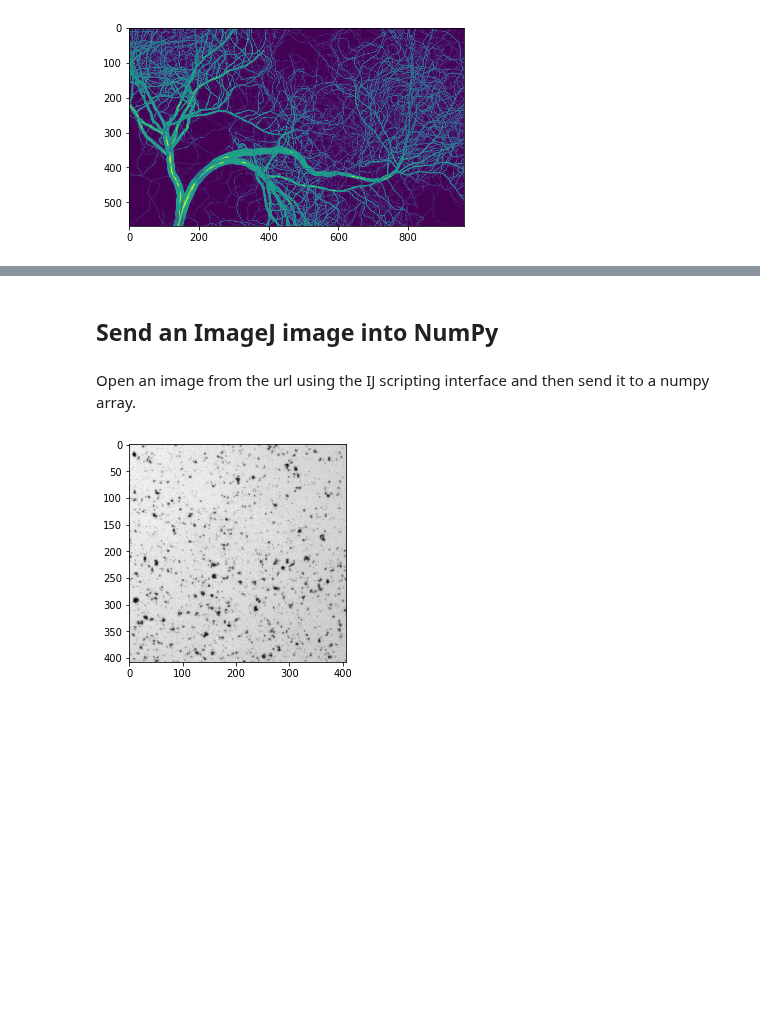
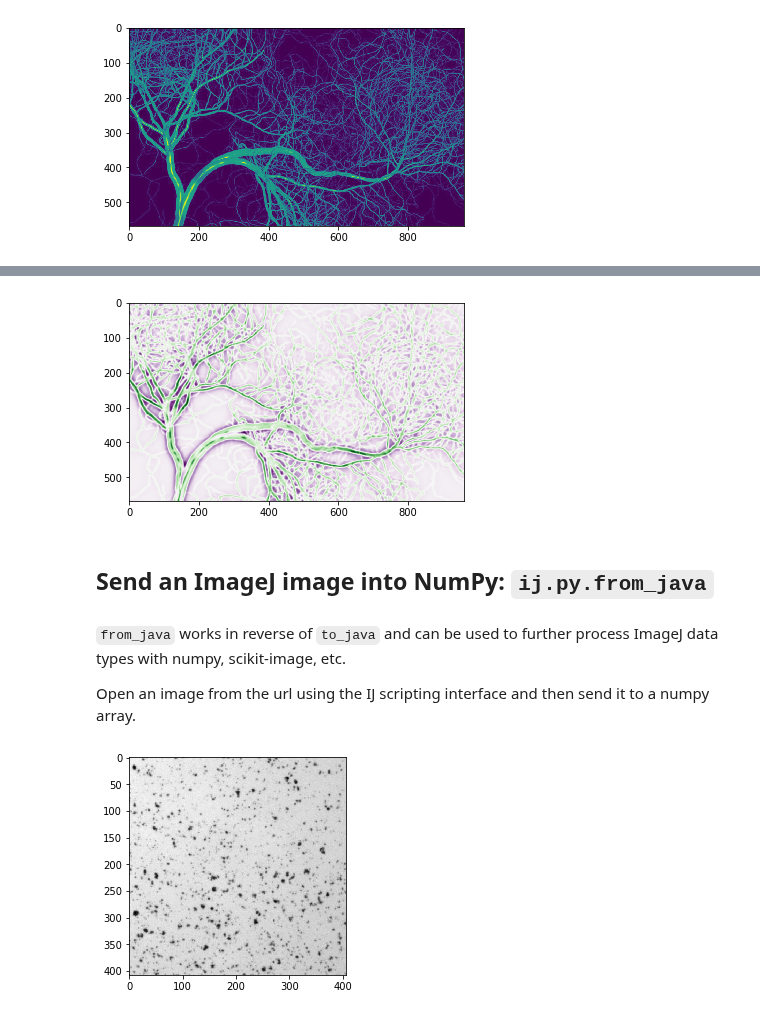
Before and after one commit to imagej/tutorials, a Jupyter notebook: notebooks/1-Using-ImageJ/6-ImageJ-with-Python-Kernel.ipynb, the cells around one changed output, grey strips where cells are left out. Drawn from its saved outputs; the diff is of its cells as text; code cells hidden in the pictures; blank space fills up the shorter version.

```diff
--- a/notebooks/1-Using-ImageJ/6-ImageJ-with-Python-Kernel.ipynb
+++ b/notebooks/1-Using-ImageJ/6-ImageJ-with-Python-Kernel.ipynb
@@ -196,6 +177,23 @@ ij.py.show(vessels)
+# %%
+result = np.zeros(img.shape)
+# these sigmas will be nice for the larger sections
+sigma1 = 8
+sigma2 = 2
+# note the use of to_java on img and result to turn the numpy images into RAIs
+ij.op().filter().dog(
+    ij.py.to_java(result),
+    ij.py.to_java(img),
+    sigma1,
+    sigma2)
+# purple highlights the edges of the vessels, green highlights the centers
+ij.py.show(result, cmap = 'PRGn')
+# %% [output]
+[figure, added]
 # %% [markdown]
-## Send an ImageJ image into NumPy
+## Send an ImageJ image into NumPy: `ij.py.from_java`
 # %% [markdown]
+`from_java` works in reverse of `to_java` and can be used to further process ImageJ data types with numpy, scikit-image, etc.
+
 Open an image from the url using the IJ scripting interface and then send it to a numpy array.
 # %%
 url_colony = 'https://wsr.imagej.net/images/Cell_Colony.jpg'
```
Also changed, not shown: parts of 30 cells of this notebook.
